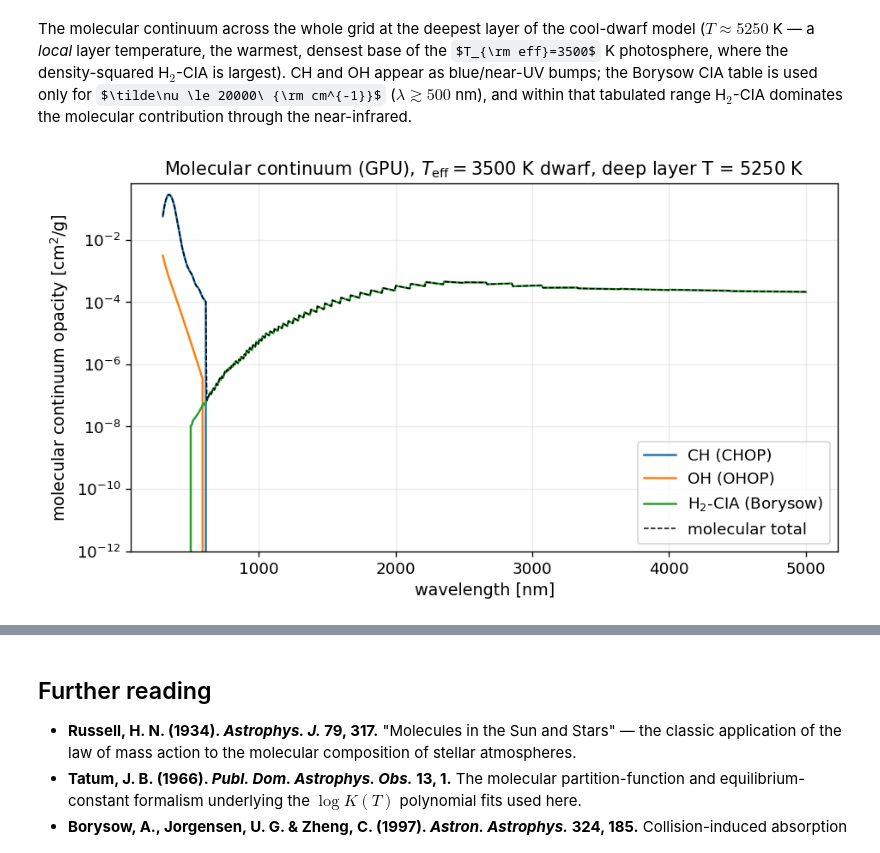
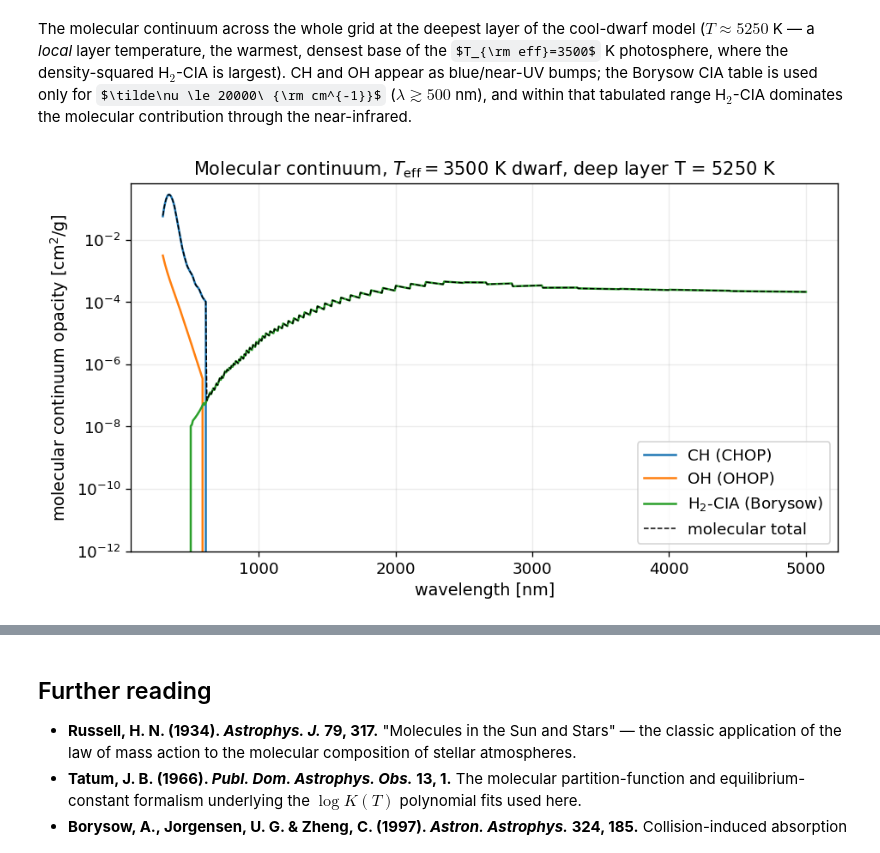
Before and after one commit to tingyuansen/stellar-spectroscopy-from-scratch-gpu, a Jupyter notebook: content/Lecture13.ipynb, the cells around one changed output, grey strips where cells are left out. Saved outputs shown, nothing was run; the diff lists cells and outputs as text; code cells hidden in the pictures; some formulas as TeX source.

```diff
--- a/content/Lecture13.ipynb
+++ b/content/Lecture13.ipynb
@@ -1097,17 +1124,17 @@ The molecular continuum across the whole grid at the deepest layer of the cool-d
 # %%
 jdeep = nlc - 1
 fig, ax = plt.subplots(figsize=(8.0, 4.6))
 ax.plot(wl_nm, chop_g[jdeep], label="CH (CHOP)")
 ax.plot(wl_nm, ohop_g[jdeep], label="OH (OHOP)")
 ax.plot(wl_nm, h2cia_g[jdeep], label="H$_2$-CIA (Borysow)")
 ax.plot(wl_nm, total_g[jdeep], "k--", lw=0.9, label="molecular total")
 ax.set_yscale("log"); ax.set_xlabel("wavelength [nm]")
 ax.set_ylabel("molecular continuum opacity [cm$^2$/g]")
-ax.set_title(f"Molecular continuum (GPU), $T_{{\\rm eff}}=3500$ K dwarf, deep layer T = {temp_c[jdeep]:.0f} K")
+ax.set_title(f"Molecular continuum, $T_{{\\rm eff}}=3500$ K dwarf, deep layer T = {temp_c[jdeep]:.0f} K")
 ax.set_ylim(1e-12, None); ax.legend()
 fig.tight_layout(); plt.show()
 # %% [output]
-[figure, old version]
+[figure, new version]
 # %% [markdown]
 ## Synthesis
 
```
Also changed, not shown: parts of 32 cells of this notebook, 5 other files.
